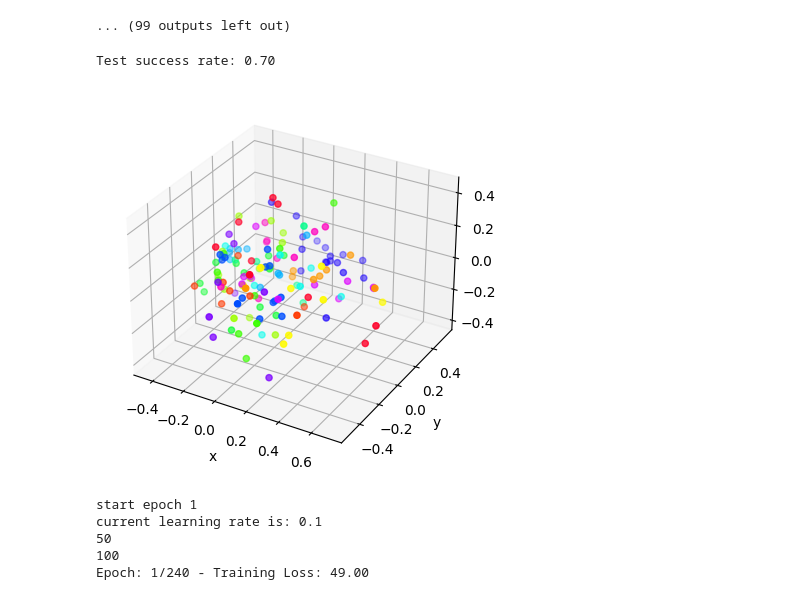
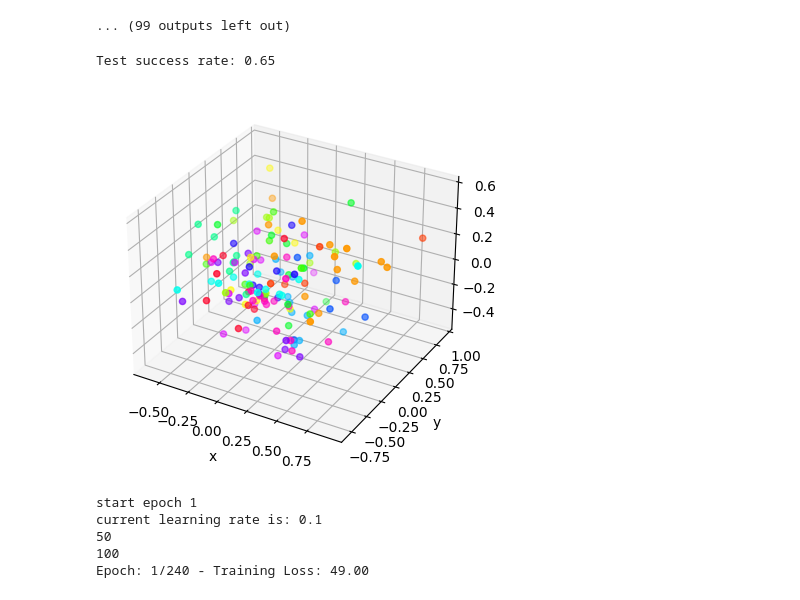
Before and after one commit to LiorMaltz/SiameseModel-TripletLoss-PyTorch, a Jupyter notebook: Source/Siamese_Network.ipynb, the cells around one changed output. Cells and saved outputs as stored; diff of their text form; code cells hidden in the pictures.

Commit message:
Reached 65% test accuracy with an old saved model
Co-Authored-By: LiorMaltz <92275274+LiorMaltz@users.noreply.github.com>

```diff
--- a/Source/Siamese_Network.ipynb
+++ b/Source/Siamese_Network.ipynb
@@ -745,8 +745,8 @@ def visualization_3d(model, data_loader_object):
     batch_size = 2
     n_images = data_loader_object.n_images
     labels = data_loader_object.labels
-    #embedded_image_list = np.empty([0, 128])
-    embedded_image_list = np.empty([0, 512])
+    embedded_image_list = np.empty([0, 128])
+    #embedded_image_list = np.empty([0, 512])
     for i in range(0, int(len(n_images)/batch_size) - 1):
         x = torch.empty((0,3,256,256))
         for j in range(batch_size):
@@ -1088,33 +1088,33 @@ torch.save({"model_state_dict": model.state_dict(),
 # %%
 def evaluation(model):
     # prepare the test loader and send it with the examined model to the tester
-    #test_loader_object = TripletDataSet("test", test_data_frame, fixed_res=True, res_size=256)
-    test_loader_object = TripletDataSet("train_1", train_data_frame, fixed_res=True, res_size=256)
+    test_loader_object = TripletDataSet("test", test_data_frame, fixed_res=True, res_size=256)
+    #test_loader_object = TripletDataSet("train_1", train_data_frame, fixed_res=True, res_size=256)
     test_loader = DataLoader(test_loader_object, batch_size=batch_size, num_workers=0, shuffle=True)
     test_run(test_loader, model, "test")
     # visualize the model outputs
     visualization_3d(model, test_loader_object)
 
-if False:
+if True:
     # Create a new instance of the model
     # Then we load the stored state of the model we want to evaluate
-    batch_size = 32
+    batch_size = 24
     model = Network(3, 128)
     checkpoint = torch.load("../Data/Models/trained_model.pth")
     model.load_state_dict(checkpoint["model_state_dict"])
     evaluation(model.to(device))
 
-if True:
+if False:
     # Create a new instance of the model
     # Then we load the stored state of the model we want to evaluate
     batch_size = 32
     model = Network(3, 128)
     checkpoint = torch.load("best_epoch_trained_model.pth")
     model.load_state_dict(checkpoint["model_state_dict"])
     evaluation(model.to(device))
 # %% [output]
-Test success rate: 0.70
+Test success rate: 0.65
-[figure, old version]
+[figure, new version]
 # %%
 class SiameseNetwork_(nn.Module):
     def __init__(self, in_dim=128, out_dim=1):
```
